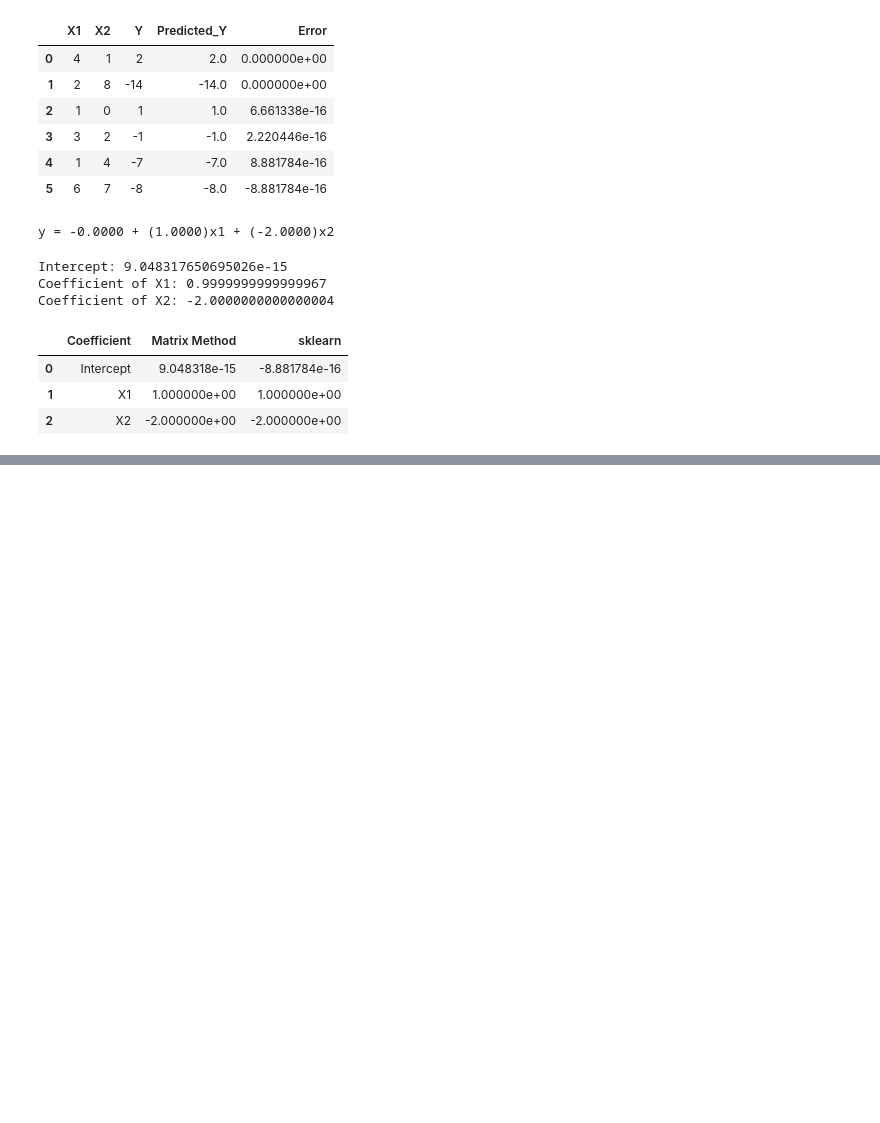
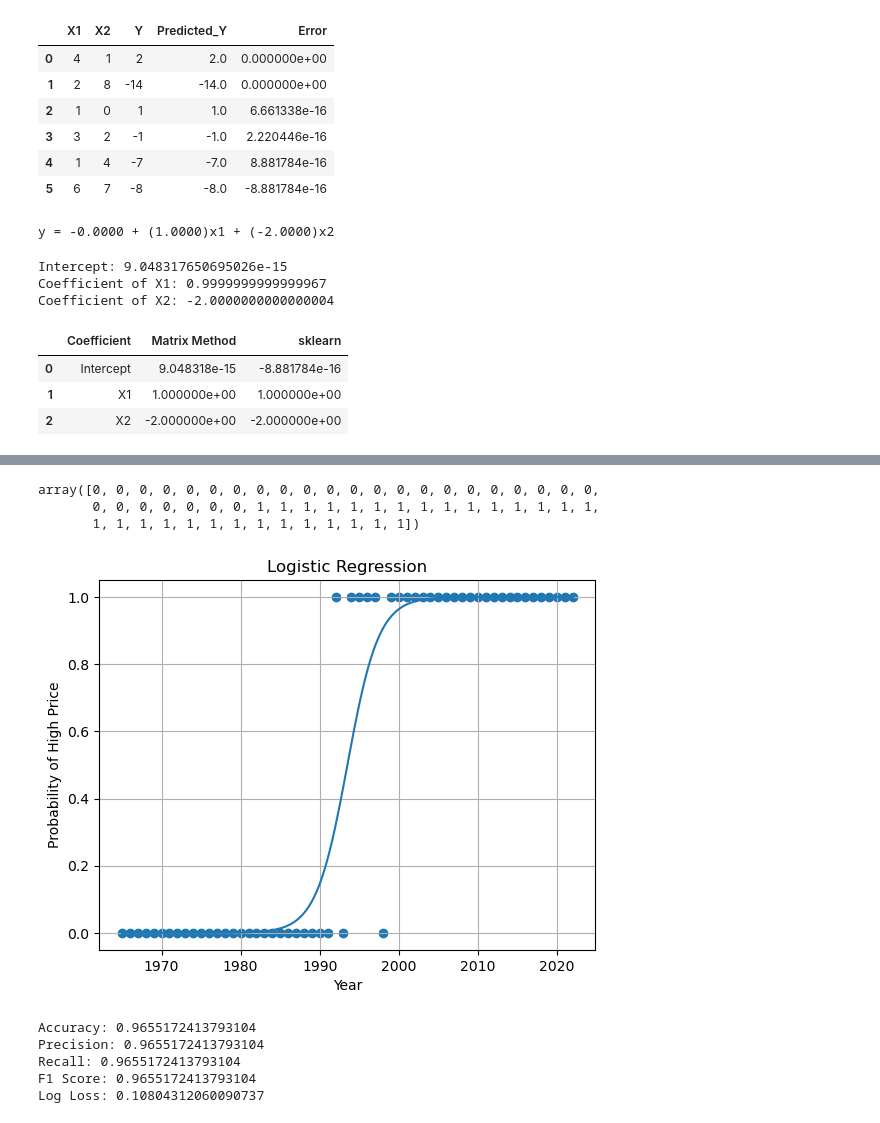
Before and after one commit to gh4nti/sem5, a Jupyter notebook: MLL/lab5/lab5.ipynb, the cells around one changed output, grey strips where cells are left out. Saved outputs shown, nothing was run; the diff lists cells and outputs as text; code cells hidden in the pictures; blank space fills up the shorter version.

```diff
--- a/MLL/lab5/lab5.ipynb
+++ b/MLL/lab5/lab5.ipynb
@@ -454,0 +615,3 @@ comparison
+# %%
+df = pd.read_csv('gold.csv')
+df.head()
@@ -454,0 +625,5 @@ comparison
+# %%
+threshold = df[['price']].median()
+
+df['class'] = (df[['price']] >= threshold).astype(int)
+df.head()
@@ -454,0 +637,9 @@ comparison
+# %%
+X = df[['year']]
+y = df[['class']]
+
+model = LogisticRegression()
+model.fit(X, y)
+
+print(f"Coefficient: {model.coef_[0][0]}")
+print(f"Intercept: {model.intercept_[0]}")
@@ -454,0 +668,57 @@ comparison
+# %%
+pred_class = model.predict(X)
+pred_class
+# %% [output]
+array([0, 0, 0, 0, 0, 0, 0, 0, 0, 0, 0, 0, 0, 0, 0, 0, 0, 0, 0, 0, 0, 0,
+       0, 0, 0, 0, 0, 0, 0, 1, 1, 1, 1, 1, 1, 1, 1, 1, 1, 1, 1, 1, 1, 1,
+       1, 1, 1, 1, 1, 1, 1, 1, 1, 1, 1, 1, 1, 1])
+# %%
+X_plot = np.linspace(df['year'].min(), df['year'].max(), 200)
+
+X_plot_df = pd.DataFrame({
+    'year': X_plot
+})
+
+y_plot = model.predict_proba(X_plot_df)[:, 1]
+
+plt.scatter(df['year'], df['class'])
+plt.plot(X_plot, y_plot)
+
+plt.xlabel("Year")
+plt.ylabel("Probability of High Price")
+plt.title("Logistic Regression")
+
+plt.grid()
+plt.show()
+# %% [output]
+[figure, added]
+# %%
+from sklearn.metrics import (
+    accuracy_score,
+    confusion_matrix,
+    precision_score,
+    recall_score,
+    f1_score,
+    log_loss
+)
+
+y_pred = model.predict(X)
+y_prob = model.predict_proba(X)[:, 1]
+
+accuracy = accuracy_score(y, y_pred)
+precision = precision_score(y, y_pred)
+recall = recall_score(y, y_pred)
+f1 = f1_score(y, y_pred)
+loss = log_loss(y, y_prob)
+
+print(f"Accuracy: {accuracy}")
+print(f"Precision: {precision}")
+print(f"Recall: {recall}")
+print(f"F1 Score: {f1}")
+print(f"Log Loss: {loss}")
+# %% [output]
+Accuracy: 0.9655172413793104
+Precision: 0.9655172413793104
+Recall: 0.9655172413793104
+F1 Score: 0.9655172413793104
+Log Loss: 0.10804312060090737
```
Also changed, not shown: parts of 29 cells of this notebook, 6 other files.
